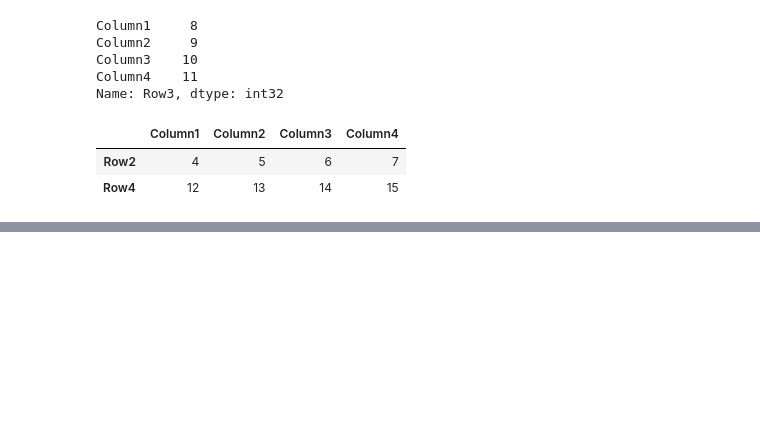
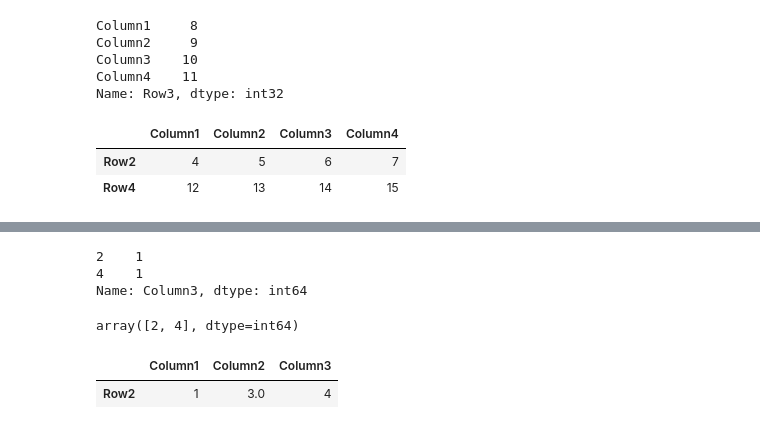
Before and after one commit to ApurbaKumarMajumder/Machine-Learning, a Jupyter notebook: pandas.ipynb, the cells around one changed output, grey strips where cells are left out. Drawn from its saved outputs; the diff is of its cells as text; code cells hidden in the pictures; blank space fills up the shorter version.

```diff
--- a/pandas.ipynb
+++ b/pandas.ipynb
@@ -501,0 +587,16 @@ df.loc[['Row2', 'Row4']]
+# %%
+# unique enries in any column or row
+df['Column3'].value_counts()
+# %% [output]
+2    1
+4    1
+Name: Column3, dtype: int64
+# %%
+df['Column3'].unique()
+# %% [output]
+array([2, 4], dtype=int64)
+# %%
+df[df['Column2'] > 2]
+# %% [output]
+|  | Column1 | Column2 | Column3 |
+| Row2 | 1 | 3.0 | 4 |
```
Also changed, not shown: parts of 12 cells of this notebook.
